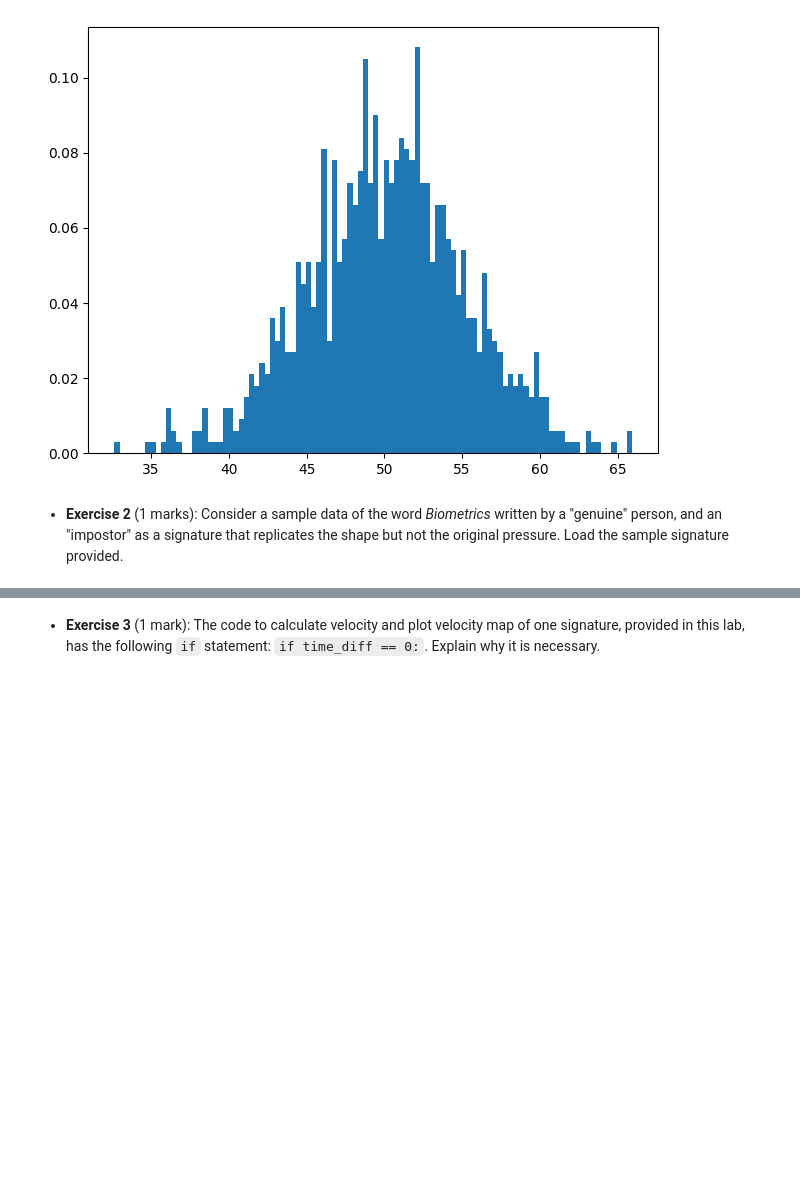
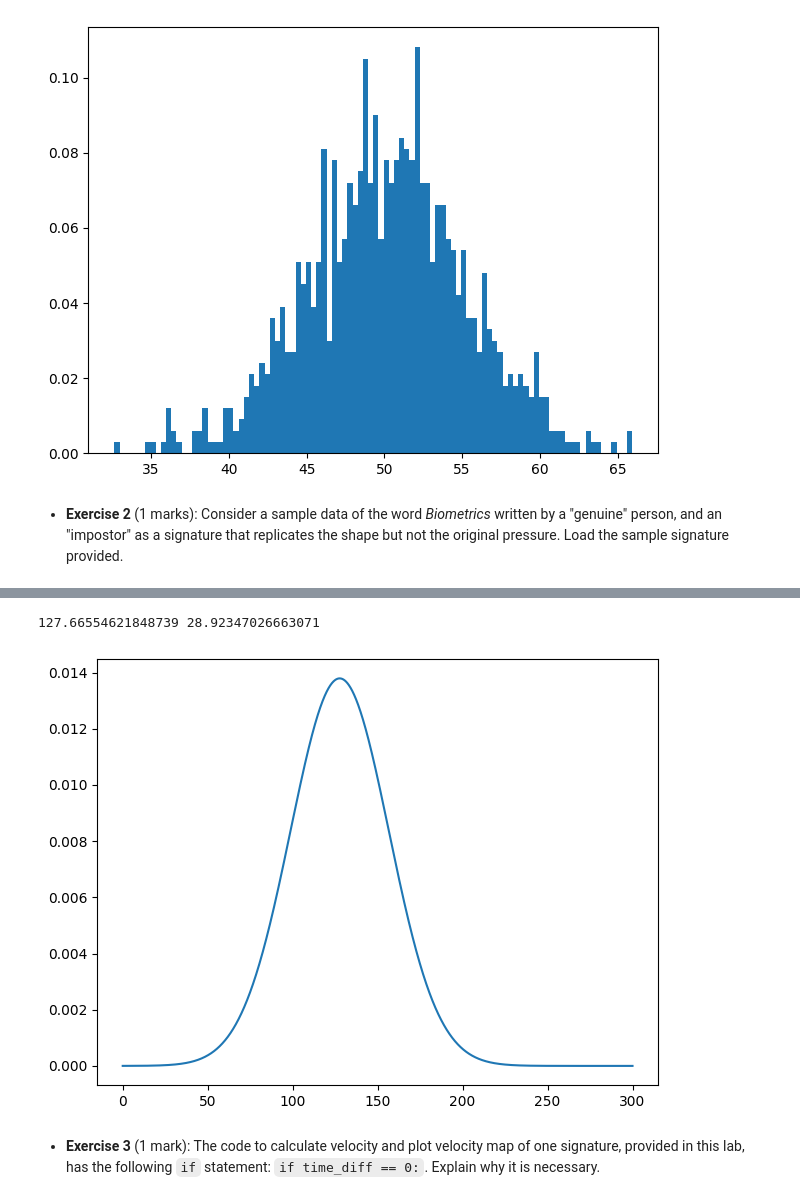
Before and after one commit to TheJade/ENCM509, a Jupyter notebook: Lab2/Lab02_2023W.ipynb, the cells around one changed output, grey strips where cells are left out. Saved outputs shown, nothing was run; the diff lists cells and outputs as text; code cells hidden in the pictures; blank space fills up the shorter version.

```diff
--- a/Lab2/Lab02_2023W.ipynb
+++ b/Lab2/Lab02_2023W.ipynb
@@ -389,3 +379,16 @@ plt.colorbar(sm);
+# %%
+mu_prs = np.mean(prs1)
+std_prs = np.std(prs1)
+print(mu_prs, std_prs)
+
+x = np.arange(0, 300, 0.01)
+
+x_pdf = norm.pdf(x, loc=mu_prs, scale=std_prs)
+
+plt.plot(x, x_pdf);
+# %% [output]
+127.66554621848739 28.92347026663071
+[figure, added]
 # %% [markdown]
 - **Exercise 3** (1 mark): The code to calculate velocity and plot velocity map of one signature, provided in this lab, has the following `if` statement: `if time_diff == 0:`. Explain why it is necessary.
 # %% [markdown]
```
Also changed, not shown: parts of 9 cells of this notebook.
